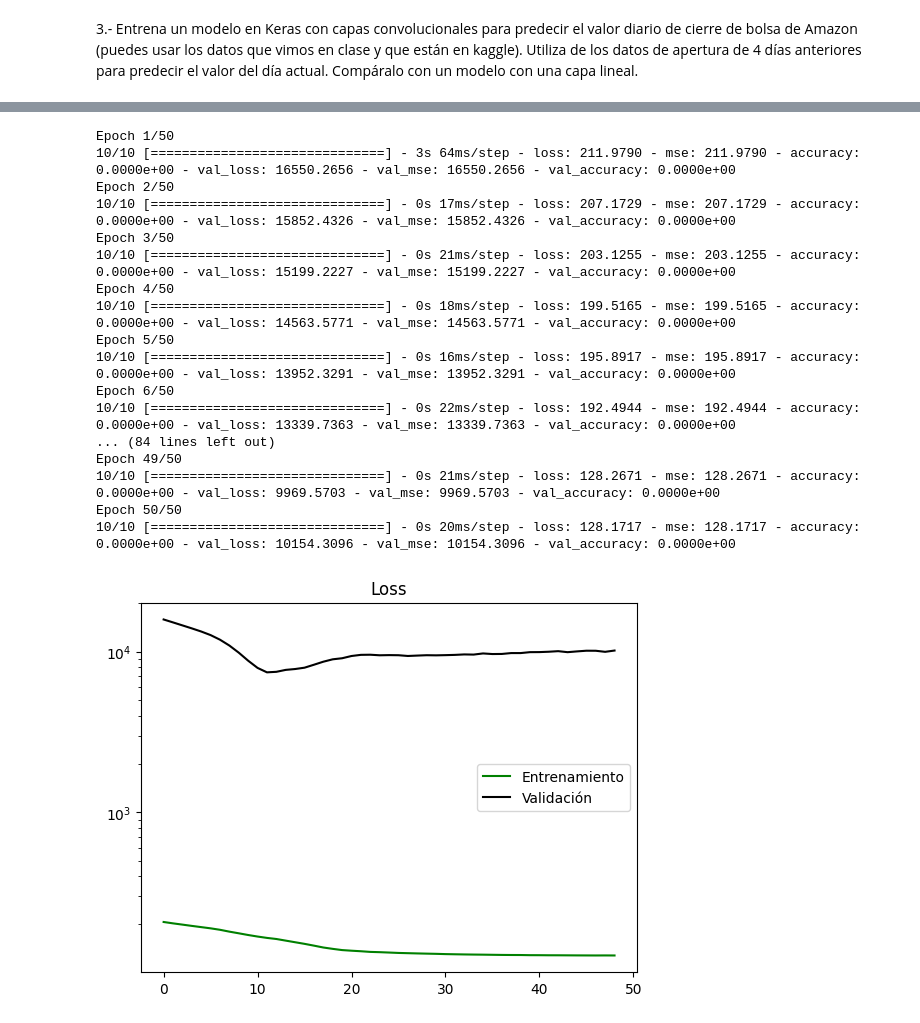
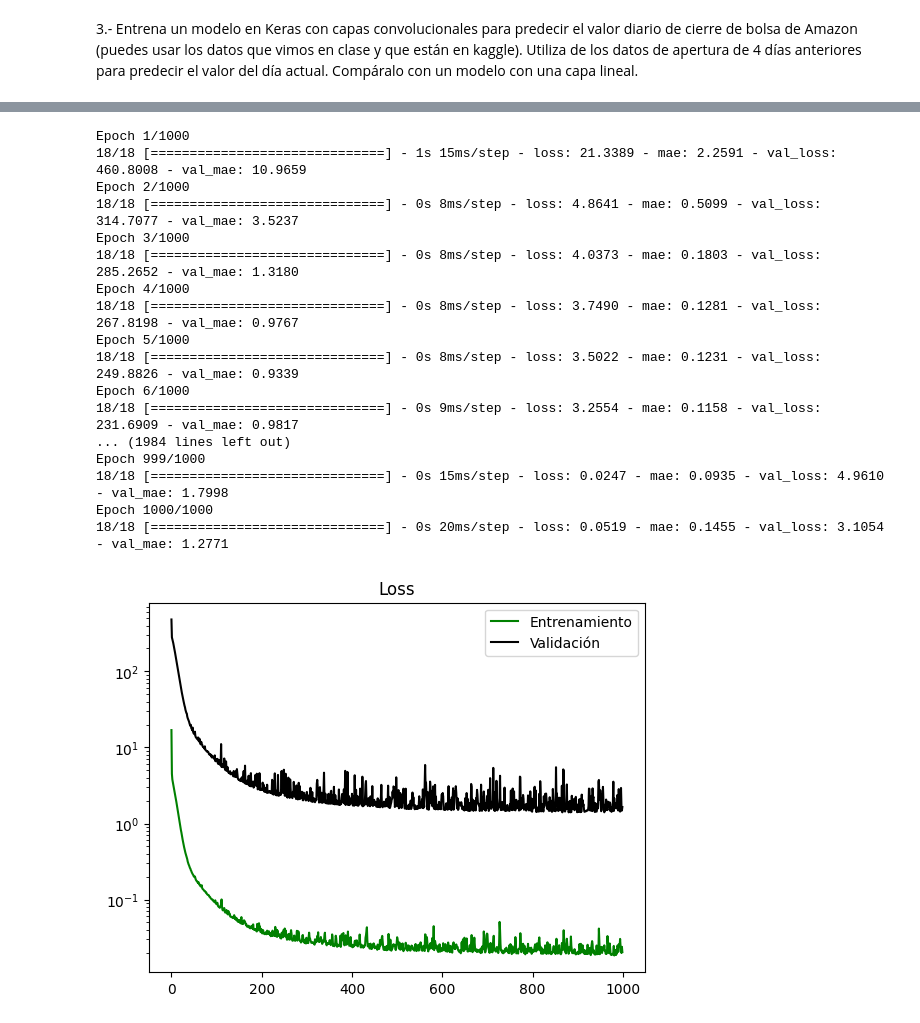
Before and after one commit to alfsanto/cnn-rnn, a Jupyter notebook: ejercicio_3.ipynb, the cells around one changed output, grey strips where cells are left out. Cells and saved outputs as stored; diff of their text form; code cells hidden in the pictures.

```diff
--- a/ejercicio_3.ipynb
+++ b/ejercicio_3.ipynb
@@ -89,13 +119,2 @@ Trainable params: 2,017
 Non-trainable params: 0
 _________________________________________________________________
-# %%
-model_amzn = Sequential()
-
-model_amzn.add(Conv1D(12, 2, input_shape=(4,1), activation="relu", padding="same"))
-model_amzn.add(Conv1D(24, 2, activation="relu", padding="same"))
-
-model_amzn.add(GRU(12, activation="relu"))
-
-model_amzn.add(Dense(1))
-
-model_amzn.summary()
@@ -125,11 +120,0 @@ Num GPUs Available:  0
-# %%
-model_amzn = Sequential()
-
-model_amzn.add(GRU(12, activation="relu", input_shape=(4,1), return_sequences=True))
-
-model_amzn.add(Conv1D(12, 2,  activation="relu", padding="same"))
-model_amzn.add(Conv1D(24, 2, activation="relu", padding="same"))
-
-model_amzn.add(Dense(1))
-
-model_amzn.summary()
@@ -155,41 +122,41 @@ _________________________________________________________________
 opt_adam = Adam(learning_rate = 5e-4)
 model_amzn.compile(optimizer=opt_adam,
                    loss='mse',
-                   metrics=['mse', 'accuracy'])
+                   metrics=['mae'])
 # %%
 history = model_amzn.fit(X_train,
-                           Y_train,
-                           validation_split = 0.2,
-                           epochs=50,
-                           batch_size=128)
+                        Y_train,
+                        validation_split = 0.2,
+                        epochs=1000,
+                        batch_size=64)
 # %% [output]
-Epoch 1/50
-10/10 [==============================] - 3s 64ms/step - loss: 211.9790 - mse: 211.9790 - accuracy: 0.0000e+00 - val_loss: 16550.2656 - val_mse: 16550.2656 - val_accuracy: 0.0000e+00
-Epoch 2/50
-10/10 [==============================] - 0s 17ms/step - loss: 207.1729 - mse: 207.1729 - accuracy: 0.0000e+00 - val_loss: 15852.4326 - val_mse: 15852.4326 - val_accuracy: 0.0000e+00
-Epoch 3/50
-10/10 [==============================] - 0s 21ms/step - loss: 203.1255 - mse: 203.1255 - accuracy: 0.0000e+00 - val_loss: 15199.2227 - val_mse: 15199.2227 - val_accuracy: 0.0000e+00
-Epoch 4/50
-10/10 [==============================] - 0s 18ms/step - loss: 199.5165 - mse: 199.5165 - accuracy: 0.0000e+00 - val_loss: 14563.5771 - val_mse: 14563.5771 - val_accuracy: 0.0000e+00
-Epoch 5/50
-10/10 [==============================] - 0s 16ms/step - loss: 195.8917 - mse: 195.8917 - accuracy: 0.0000e+00 - val_loss: 13952.3291 - val_mse: 13952.3291 - val_accuracy: 0.0000e+00
-Epoch 6/50
-10/10 [==============================] - 0s 22ms/step - loss: 192.4944 - mse: 192.4944 - accuracy: 0.0000e+00 - val_loss: 13339.7363 - val_mse: 13339.7363 - val_accuracy: 0.0000e+00
-... (84 lines left out)
-Epoch 49/50
-10/10 [==============================] - 0s 21ms/step - loss: 128.2671 - mse: 128.2671 - accuracy: 0.0000e+00 - val_loss: 9969.5703 - val_mse: 9969.5703 - val_accuracy: 0.0000e+00
-Epoch 50/50
-10/10 [==============================] - 0s 20ms/step - loss: 128.1717 - mse: 128.1717 - accuracy: 0.0000e+00 - val_loss: 10154.3096 - val_mse: 10154.3096 - val_accuracy: 0.0000e+00
+Epoch 1/1000
+18/18 [==============================] - 1s 15ms/step - loss: 21.3389 - mae: 2.2591 - val_loss: 460.8008 - val_mae: 10.9659
+Epoch 2/1000
+18/18 [==============================] - 0s 8ms/step - loss: 4.8641 - mae: 0.5099 - val_loss: 314.7077 - val_mae: 3.5237
+Epoch 3/1000
+18/18 [==============================] - 0s 8ms/step - loss: 4.0373 - mae: 0.1803 - val_loss: 285.2652 - val_mae: 1.3180
+Epoch 4/1000
+18/18 [==============================] - 0s 8ms/step - loss: 3.7490 - mae: 0.1281 - val_loss: 267.8198 - val_mae: 0.9767
+Epoch 5/1000
+18/18 [==============================] - 0s 8ms/step - loss: 3.5022 - mae: 0.1231 - val_loss: 249.8826 - val_mae: 0.9339
+Epoch 6/1000
+18/18 [==============================] - 0s 9ms/step - loss: 3.2554 - mae: 0.1158 - val_loss: 231.6909 - val_mae: 0.9817
+... (1984 lines left out)
+Epoch 999/1000
+18/18 [==============================] - 0s 15ms/step - loss: 0.0247 - mae: 0.0935 - val_loss: 4.9610 - val_mae: 1.7998
+Epoch 1000/1000
+18/18 [==============================] - 0s 20ms/step - loss: 0.0519 - mae: 0.1455 - val_loss: 3.1054 - val_mae: 1.2771
 # %%
 plt.title("Loss")
-plt.plot(history.history['loss'][1:],
+plt.plot(history.history['loss'],
          color='green',
          label="Entrenamiento")
-plt.plot(history.history['val_loss'][1:],
+plt.plot(history.history['val_loss'],
          color='black',
          label="Validación")
 plt.legend()
 plt.yscale("log")
 # %% [output]
-[figure, old version]
+[figure, new version]
 # %%
```
Also changed, not shown: parts of 24 cells of this notebook, 3 other files.
